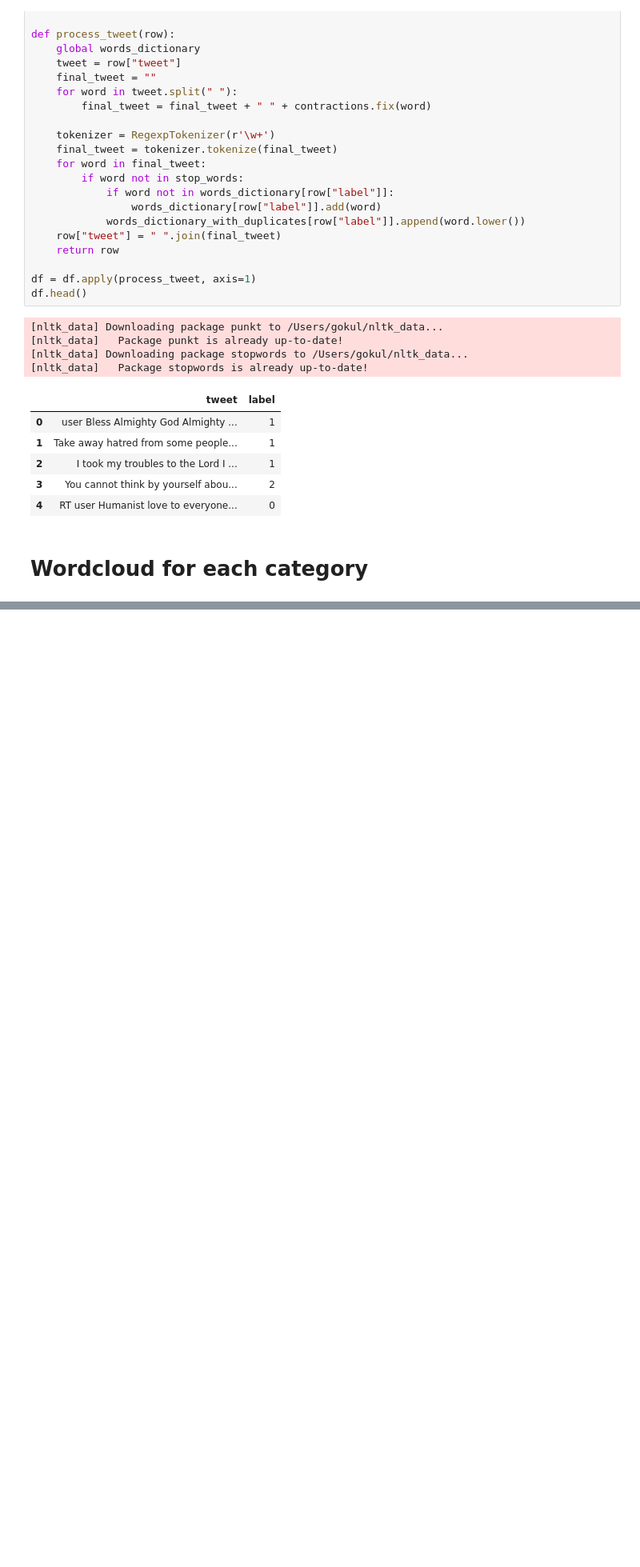
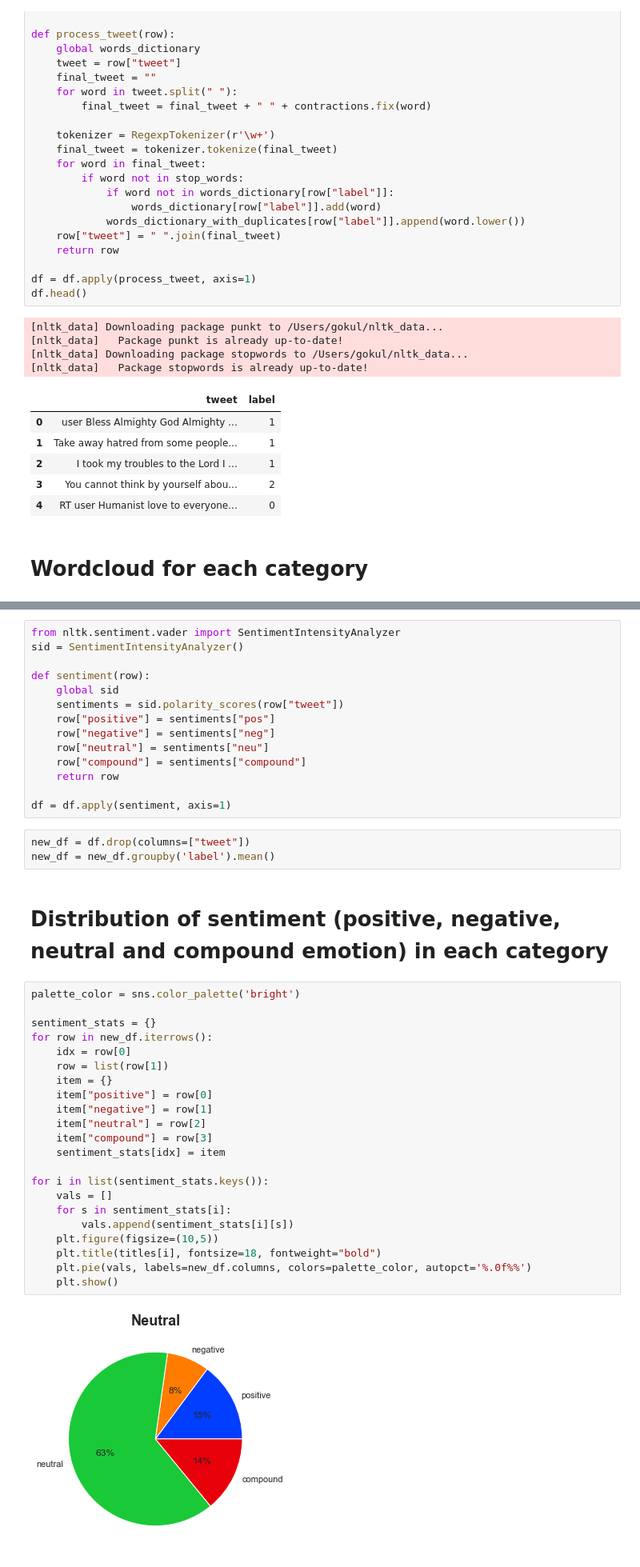
Before and after one commit to lemay-ai/fizzbuzz, a Jupyter notebook: Atheism_EDA.ipynb, the cells around one changed output, grey strips where cells are left out. Shown at 80% size. Cells and saved outputs as stored; diff of their text form; blank space fills up the shorter version.

```diff
--- a/Atheism_EDA.ipynb
+++ b/Atheism_EDA.ipynb
@@ -213,0 +215,43 @@ for key in list(words_dictionary_with_duplicates.keys()):
+# %%
+from nltk.sentiment.vader import SentimentIntensityAnalyzer
+sid = SentimentIntensityAnalyzer()
+
+def sentiment(row):
+    global sid
+    sentiments = sid.polarity_scores(row["tweet"])
+    row["positive"] = sentiments["pos"]
+    row["negative"] = sentiments["neg"]
+    row["neutral"] = sentiments["neu"]
+    row["compound"] = sentiments["compound"]
+    return row
+
+df = df.apply(sentiment, axis=1)
+# %%
+new_df = df.drop(columns=["tweet"])
+new_df = new_df.groupby('label').mean()
+# %% [markdown]
+# Distribution of sentiment (positive, negative, neutral and compound emotion) in each category
+# %%
+palette_color = sns.color_palette('bright')
+
+sentiment_stats = {}
+for row in new_df.iterrows():
+    idx = row[0]
+    row = list(row[1])
+    item = {}
+    item["positive"] = row[0]
+    item["negative"] = row[1]
+    item["neutral"] = row[2]
+    item["compound"] = row[3]
+    sentiment_stats[idx] = item
+
+for i in list(sentiment_stats.keys()):
+    vals = []
+    for s in sentiment_stats[i]:
+        vals.append(sentiment_stats[i][s])
+    plt.figure(figsize=(10,5))
+    plt.title(titles[i], fontsize=18, fontweight="bold")
+    plt.pie(vals, labels=new_df.columns, colors=palette_color, autopct='%.0f%%')
+    plt.show()
+# %% [output]
+[figure, added]
```
Also changed, not shown: parts of 12 cells of this notebook, 1 other file.
